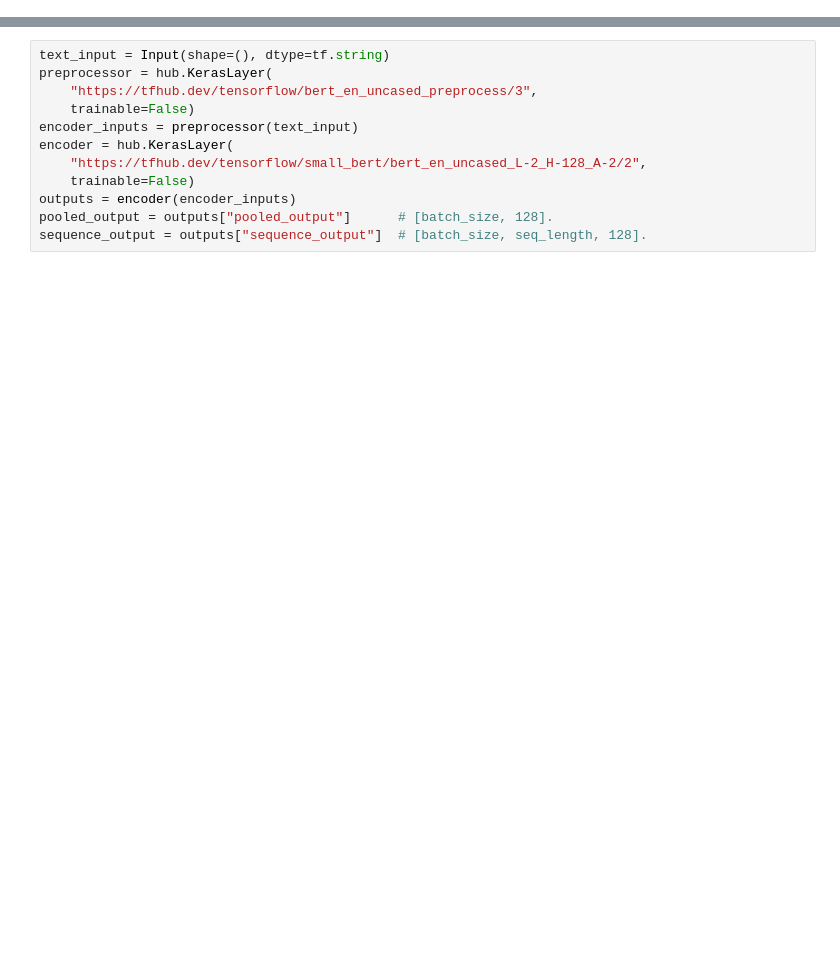
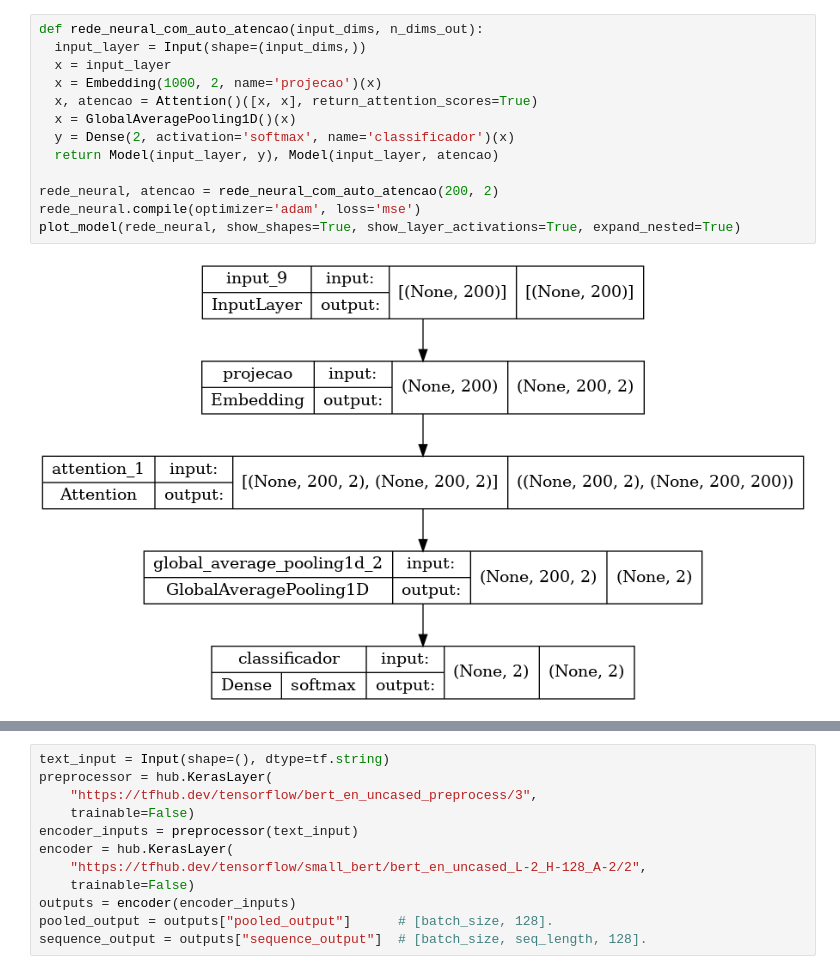
Before and after one commit to tiagoft101/nlp_2022s1, a Jupyter notebook: 23_bert.ipynb, the cells around one changed output, grey strips where cells are left out. Cells and saved outputs as stored; diff of their text form; blank space fills up the shorter version.

```diff
--- a/23_bert.ipynb
+++ b/23_bert.ipynb
@@ -18,0 +134,15 @@ from sklearn.metrics import classification_report
+# %%
+def rede_neural_com_auto_atencao(input_dims, n_dims_out):
+  input_layer = Input(shape=(input_dims,))
+  x = input_layer
+  x = Embedding(1000, 2, name='projecao')(x)
+  x, atencao = Attention()([x, x], return_attention_scores=True)
+  x = GlobalAveragePooling1D()(x)
+  y = Dense(2, activation='softmax', name='classificador')(x)
+  return Model(input_layer, y), Model(input_layer, atencao)
+
+rede_neural, atencao = rede_neural_com_auto_atencao(200, 2)
+rede_neural.compile(optimizer='adam', loss='mse')
+plot_model(rede_neural, show_shapes=True, show_layer_activations=True, expand_nested=True)
+# %% [output]
+[figure, added]
```
Also changed, not shown: parts of 32 cells of this notebook.
